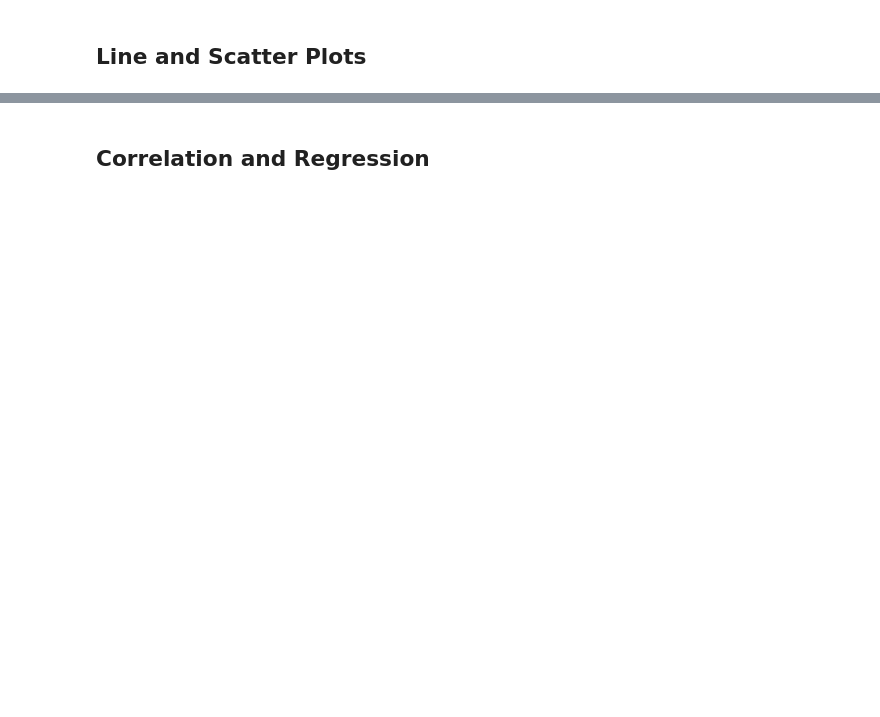
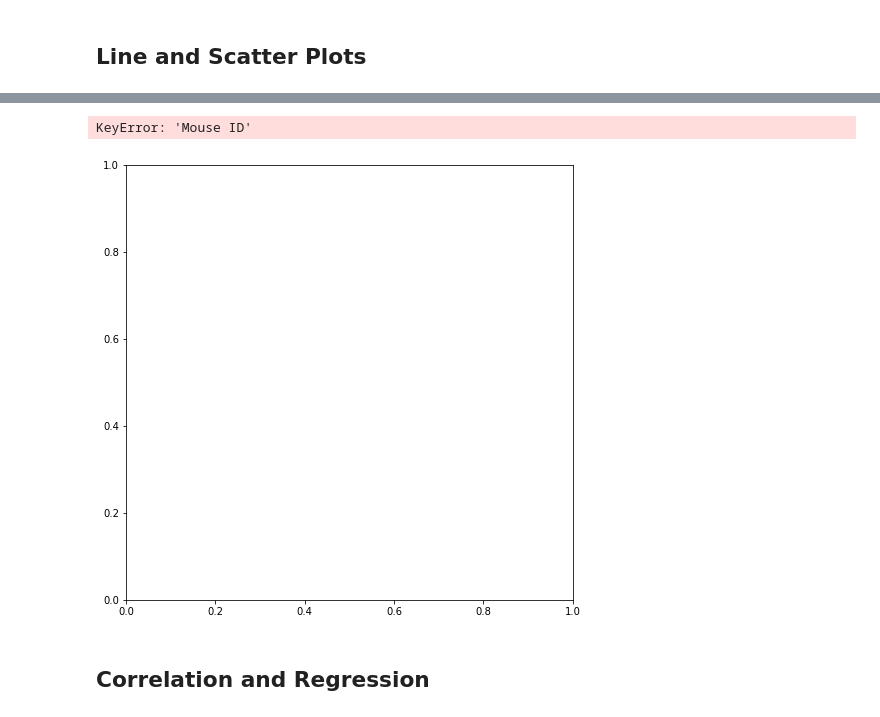
Before and after one commit to susanquiros/Matplotlib--The-Power-of-Plots, a Jupyter notebook: Pymaceuticals/pymaceuticals_starter.ipynb, the cells around one changed output, grey strips where cells are left out. Cells and saved outputs as stored; diff of their text form; code cells hidden in the pictures; blank space fills up the shorter version.

```diff
--- a/Pymaceuticals/pymaceuticals_starter.ipynb
+++ b/Pymaceuticals/pymaceuticals_starter.ipynb
@@ -319,5 +338,13 @@ plt.show()
 # %%
-# Generate a line plot of tumor volume vs. time point for a mouse treated with Capomulin
-car_data.plot(kind="scatter", x="horsepower", y="mpg", grid=True, figsize=(8,8),
-              title="MPG Vs. Horsepower")
+# Generate a scatter plot of average tumor volume vs. mouse weight for the Capomulin regimen
+#car_data.plot(kind="scatter", x="horsepower", y="mpg", grid=True, figsize=(8,8),
+              #title="MPG Vs. Horsepower")
+#plt.show()
+#mouse_avg= mouse_df['Tumor Volume'].mean()
+#mouse_avg
+avg_mouse = drug_df.groupby(['Mouse ID']).mean()
+plt.scatter
 plt.show()
+# %% [output]
+KeyError: 'Mouse ID'
+[figure, added]
```
Also changed, not shown: parts of 4 cells of this notebook.
